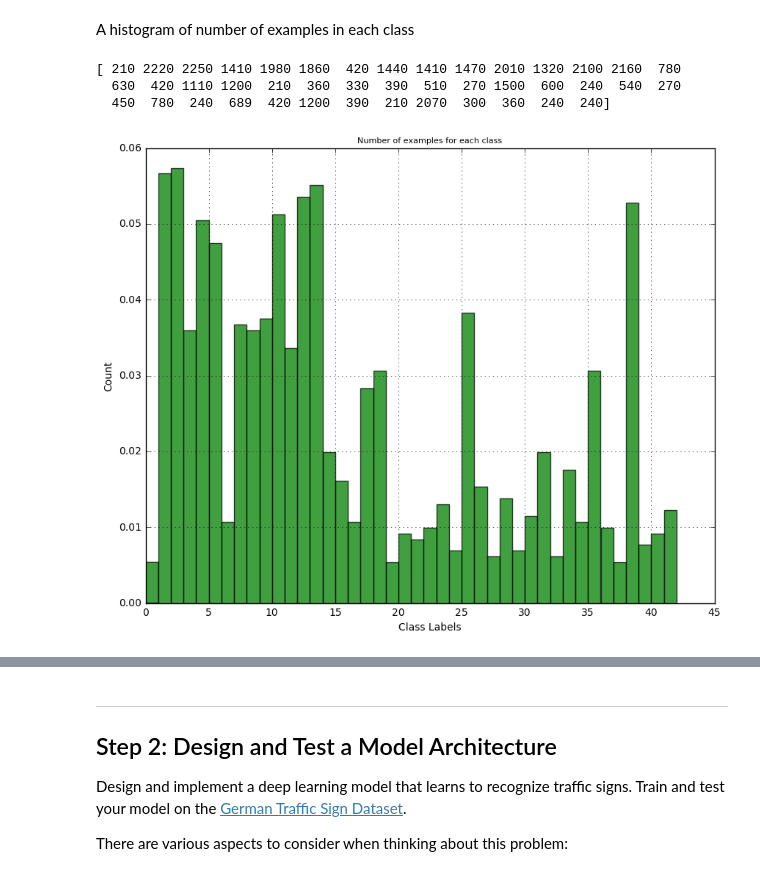
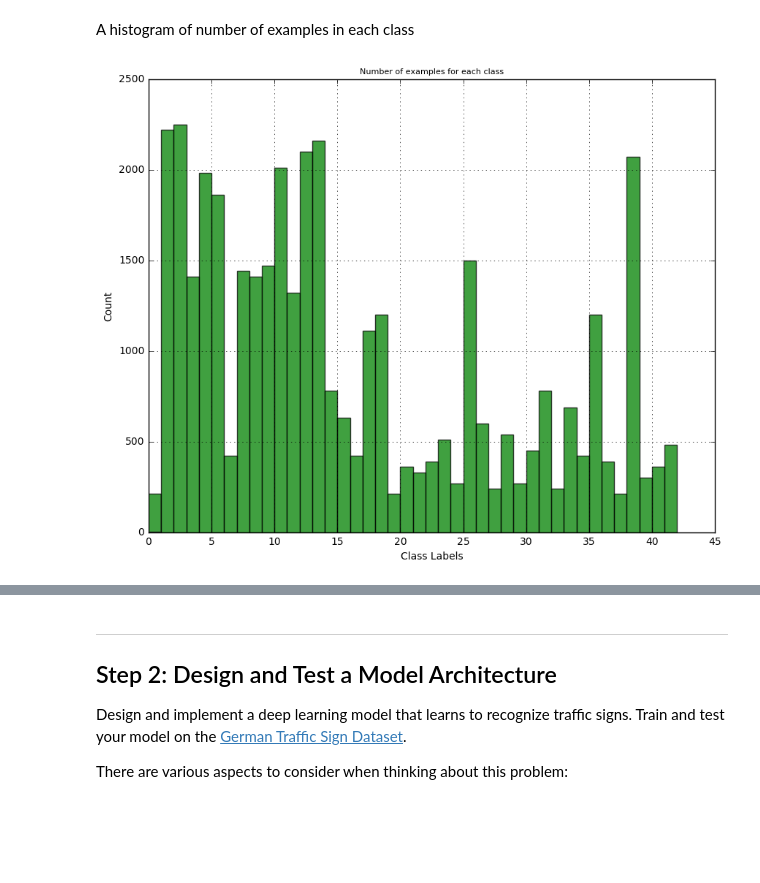
Before and after one commit to n-log-n/CarND-Traffic-Sign-Classifier-Project, a Jupyter notebook: Traffic_Sign_Classifier.ipynb, the cells around one changed output, grey strips where cells are left out. Cells and saved outputs as stored; diff of their text form; code cells hidden in the pictures; blank space fills up the shorter version.

```diff
--- a/Traffic_Sign_Classifier.ipynb
+++ b/Traffic_Sign_Classifier.ipynb
@@ -41,7 +42,7 @@ testing_file = 'test.p'
 with open(training_file, mode='rb') as f:
     train = pickle.load(f)
 
-X, y = train['features'], train['labels']
+X_train, y_train = train['features'], train['labels']
 # %% [markdown]
 ---
 
@@ -64,15 +65,11 @@ The [Matplotlib](http://matplotlib.org/) [examples](http://matplotlib.org/exampl
 # %% [markdown]
 A histogram of number of examples in each class
 # %%
-print (np.bincount(y))
-n, bins, patches = plt.hist(y, bins = np.max(y), normed=1, facecolor='green', alpha=0.75)
+n, bins, patches = plt.hist(y_train, bins = np.max(y_train), facecolor='green', alpha=0.75)
 plt.xlabel("Class Labels")
 plt.ylabel("Count")
 plt.title("Number of examples for each class")
 plt.grid(True)
 plt.show()
 # %% [output]
-[ 210 2220 2250 1410 1980 1860  420 1440 1410 1470 2010 1320 2100 2160  780
-  630  420 1110 1200  210  360  330  390  510  270 1500  600  240  540  270
-  450  780  240  689  420 1200  390  210 2070  300  360  240  240]
-[figure, old version]
+[figure, new version]
```
Also changed, not shown: parts of 39 cells of this notebook, 5 other files.
